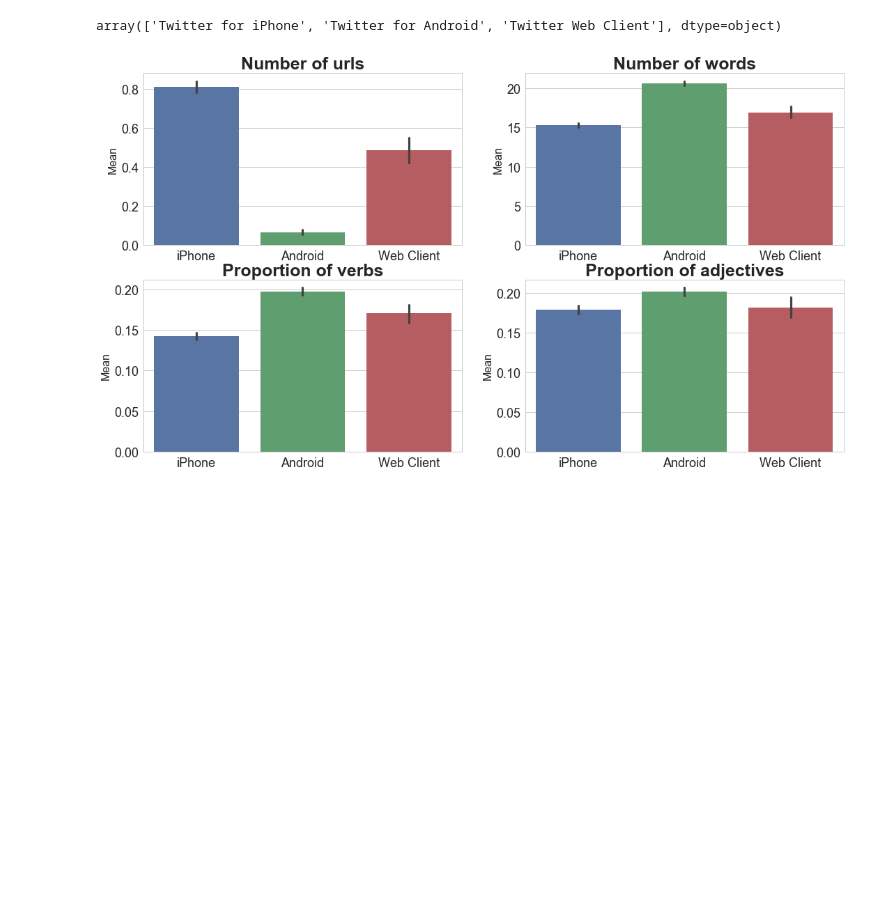
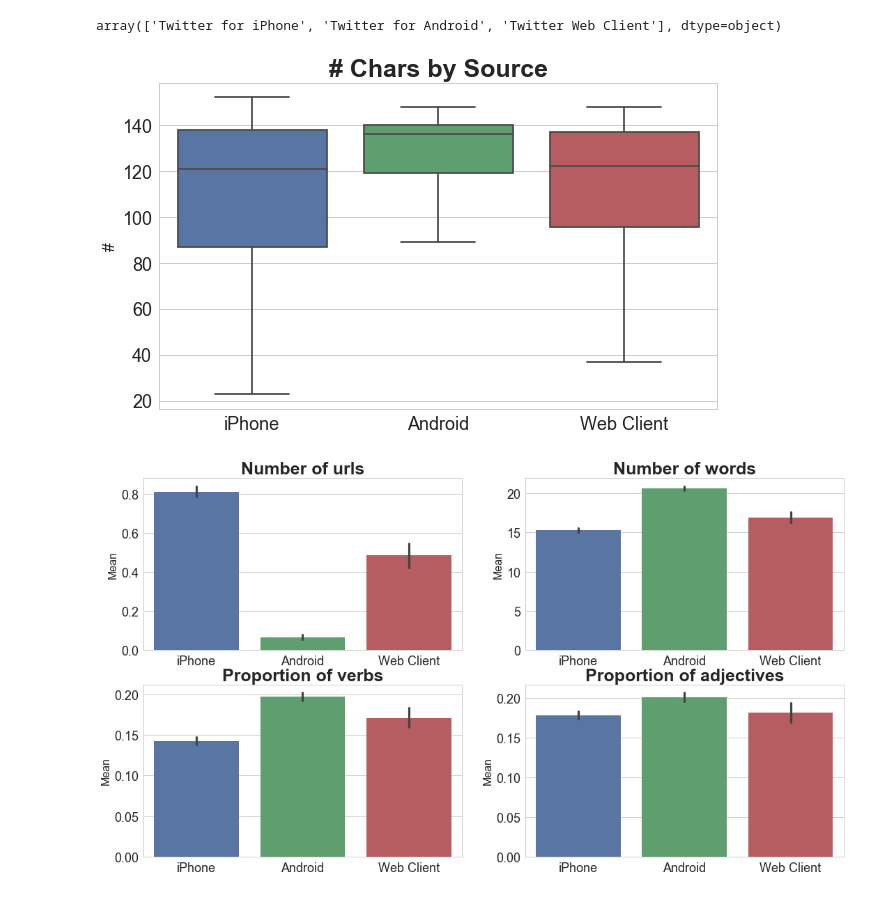
Before and after one commit to atulkumarin/project, a Jupyter notebook: analysis/project-report.ipynb, the cells around one changed output. Drawn from its saved outputs; the diff is of its cells as text; code cells hidden in the pictures; blank space fills up the shorter version.

Commit message:
chars by device

```diff
--- a/analysis/project-report.ipynb
+++ b/analysis/project-report.ipynb
@@ -211,6 +219,22 @@ KeyError: "['prop_adj' 'prop_verbs'] not in index"
 df_channels['source'].unique()
 # %% [output]
 array(['Twitter for iPhone', 'Twitter for Android', 'Twitter Web Client'], dtype=object)
+# %%
+df['n_chars'] = df['text'].apply(len)
+valid_devices = ['Twitter for iPhone', 'Twitter Web Client', 'Twitter for Android']
+df_channels = df[(df['source'].apply(lambda x: x in valid_devices)) &
+                 (df['first_day_month_cohort'] > datetime(2016,1,1)) &
+                 (df['first_day_month_cohort'] < datetime(2017, 5, 30))]
+df_channels['nice_source'] = df_channels['source'].apply(lambda x: nice_sources[x])
+
+f, ax = plt.subplots(1, 1, figsize=(10, 6))
+sns.boxplot(y='n_chars', x='nice_source', data=df_channels, showfliers=False);
+ax.set_title('# Chars by Source', fontweight='bold', fontsize=25);
+ax.set_xlabel('');
+ax.set_ylabel('#', fontsize=16);
+plt.savefig(FIGURE_FOLDER + 'chars_by_device.png')
+# %% [output]
+[figure, added]
 # %%
 relevant_features = ['count_url', 'count_words', 'prop_verbs', 'prop_adj']
 sns.set(font_scale=1.8)
```
Also changed, not shown: parts of 6 cells of this notebook, 1 other file.
